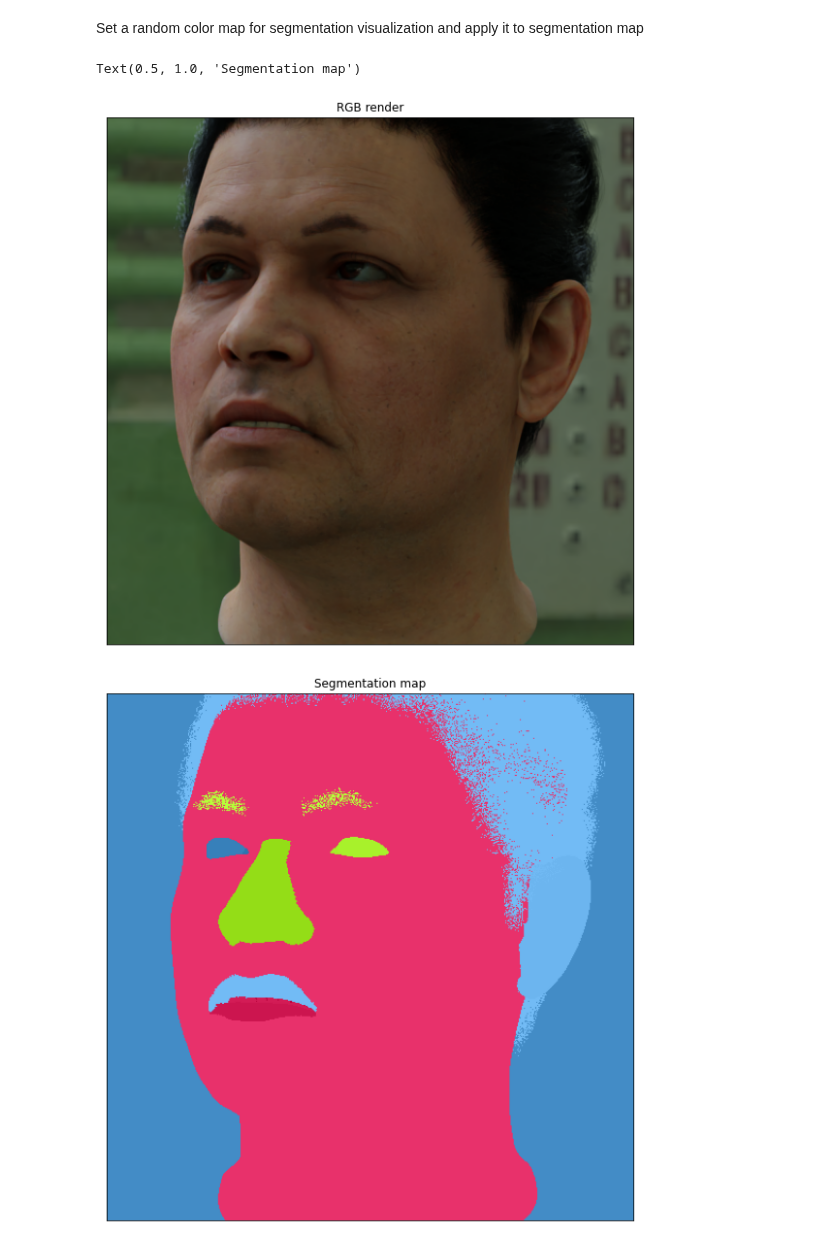
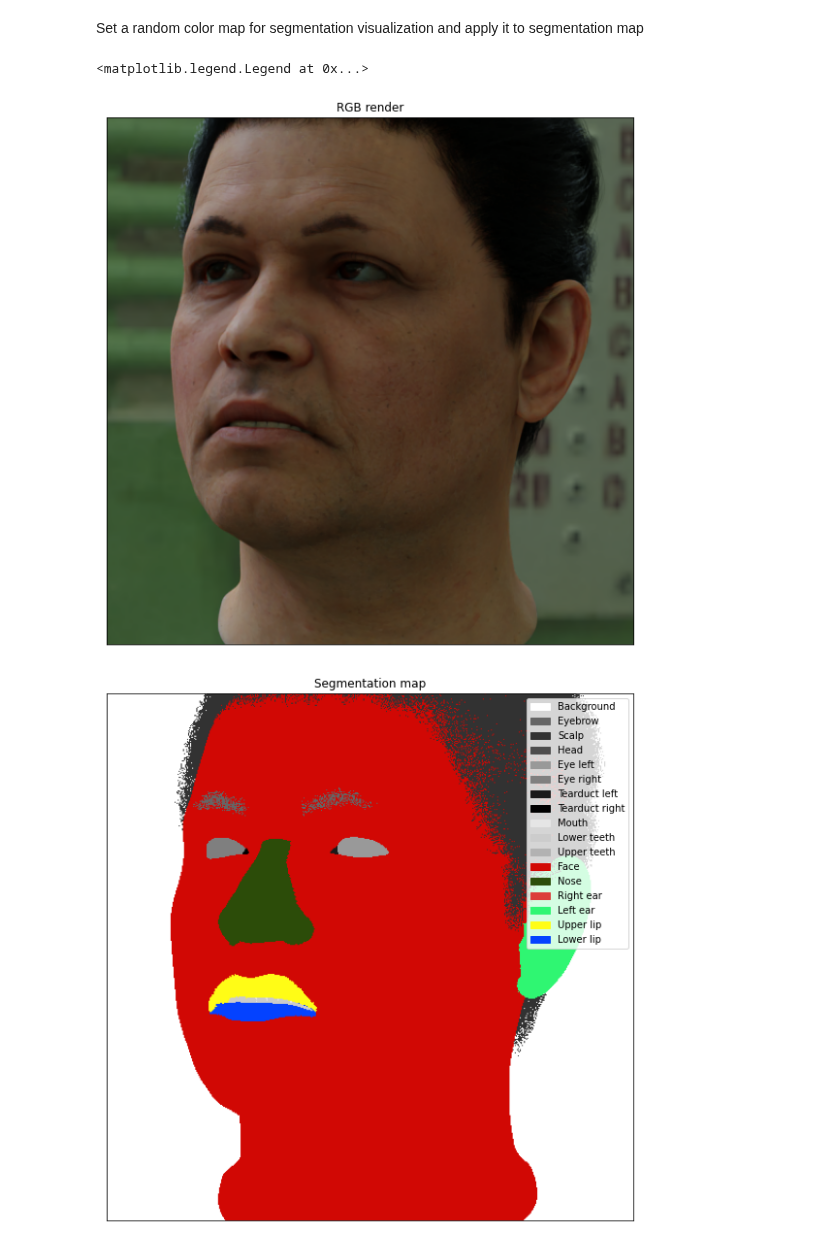
Before and after one commit to DatagenTech/dgutils, a Jupyter notebook: segmentation.ipynb, the cells around one changed output. Drawn from its saved outputs; the diff is of its cells as text; code cells hidden in the pictures.

```diff
--- a/segmentation.ipynb
+++ b/segmentation.ipynb
@@ -58,11 +26,30 @@ def segmap_to_color(segmap):
-# %%
-imshow(dp.rgb_img)
-plt.title('RGB render')
-
-imshow(segmap_to_color(dp.semantic_seg_map))
-plt.title('Segmentation map')
-# %% [output]
-Text(0.5, 1.0, 'Segmentation map')
-[figure, removed]
-[figure, removed]
+# %%
+imshow(dp.rgb_img)
+plt.title('RGB render')
+
+handles = [Patch(label='Background', color=[1., 1., 1.]),
+Patch(label='Eyebrow', color=dp.eyebrows),
+Patch(label='Scalp', color=dp.scalp),
+Patch(label='Head', color=dp.head),
+Patch(label='Eye left', color=dp.eye_left),
+Patch(label='Eye right', color=dp.eye_right),
+Patch(label='Tearduct left', color=dp.tearduct_left),
+Patch(label='Tearduct right', color=dp.tearduct_right),
+Patch(label='Mouth', color=dp.Mouth_geo),
+Patch(label='Lower teeth', color=dp.Teeth_low_geo),
+Patch(label='Upper teeth', color=dp.Teeth_up_geo),
+Patch(label='Face', color=dp.face),
+Patch(label='Nose', color=dp.nose),
+Patch(label='Right ear', color=dp.ear_right),
+Patch(label='Left ear', color=dp.ear_left),
+Patch(label='Upper lip', color=dp.lips_up),
+Patch(label='Lower lip', color=dp.lips_bottom)]
+
+imshow(dp.semantic_seg_map)
+plt.title('Segmentation map')
+plt.legend(handles=handles)
+# %% [output]
+<matplotlib.legend.Legend at 0x...>
+[figure, added]
+[figure, added]
 # %% [markdown]
```
Also changed, not shown: parts of 7 cells of this notebook.
